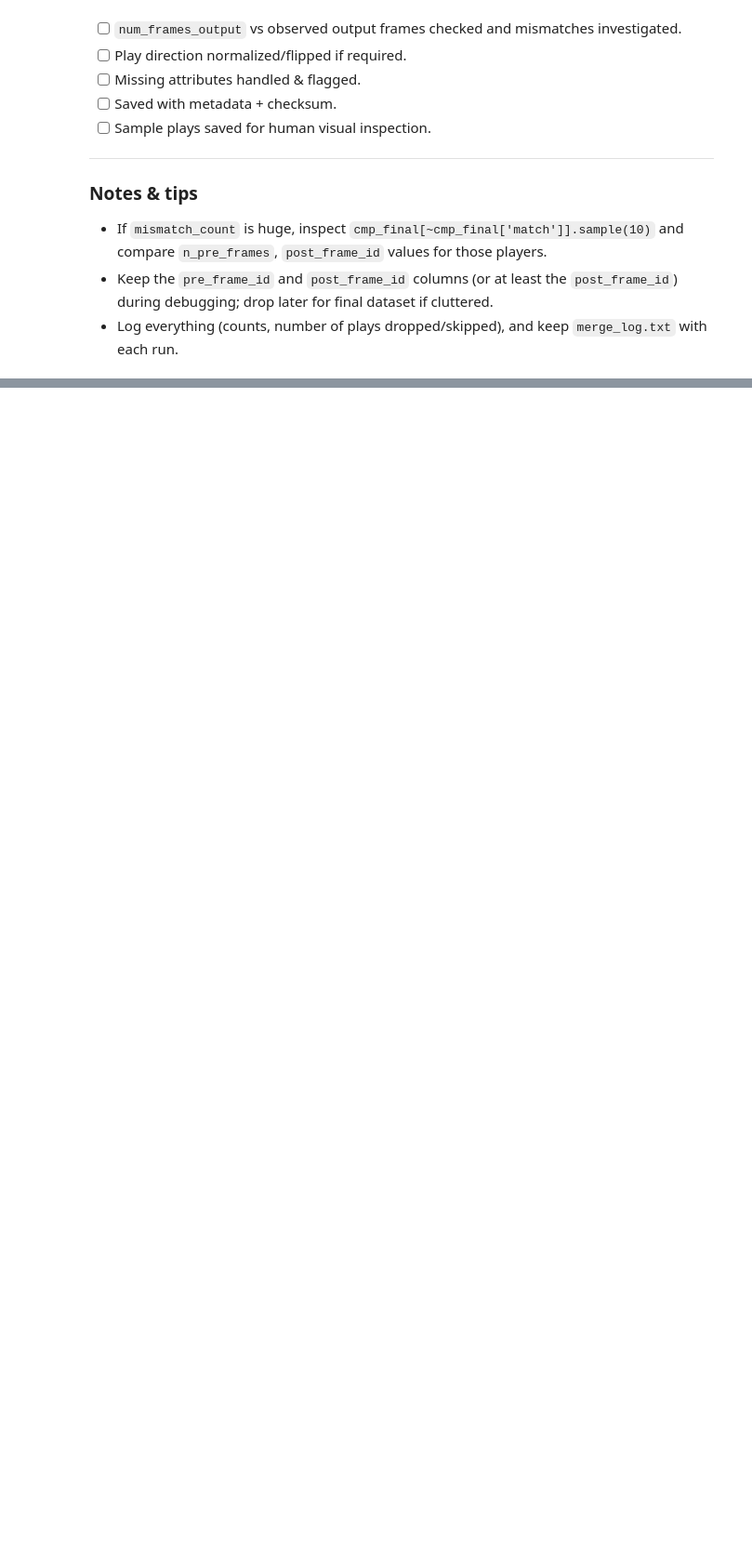
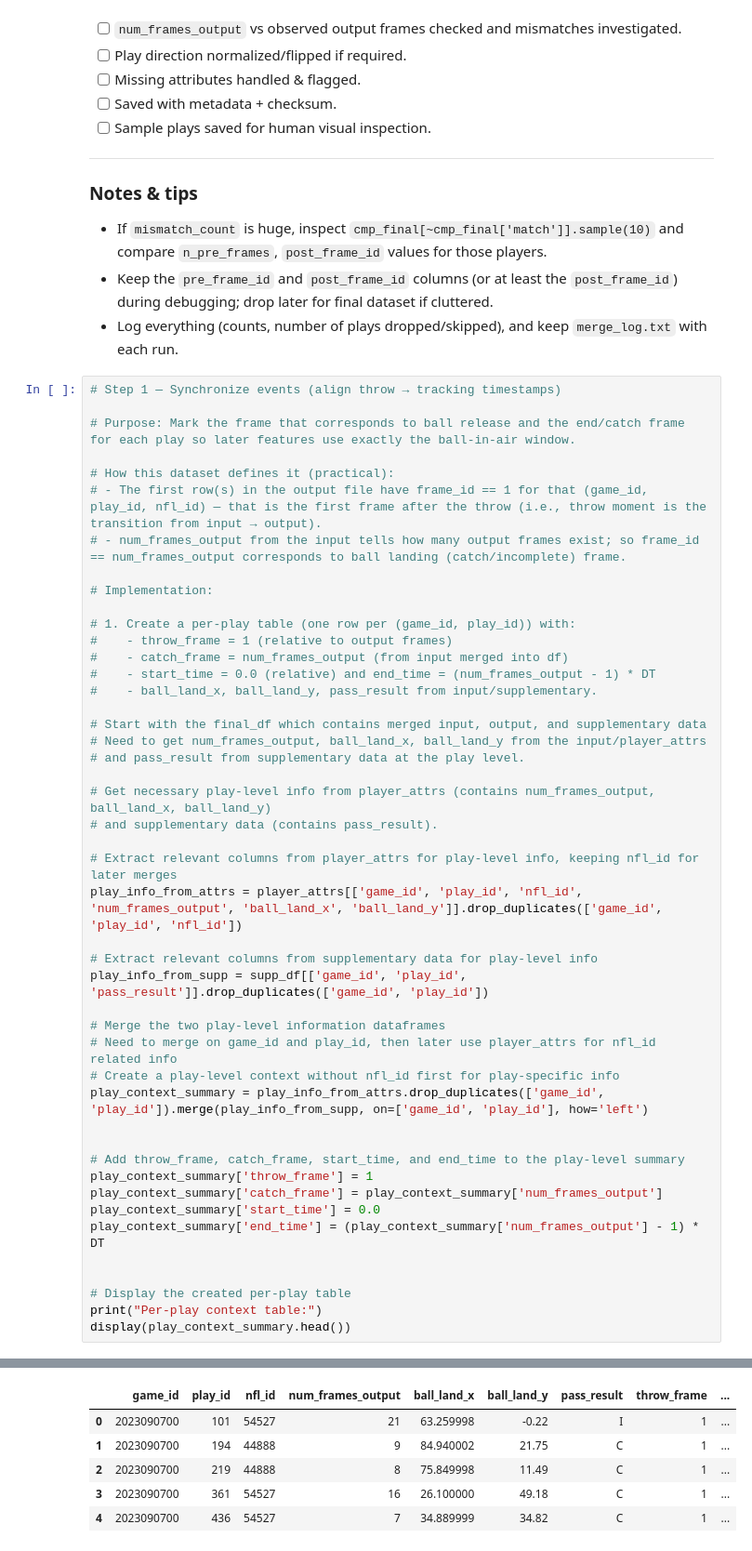
Before and after one commit to muma005/nfl-ball-flight-analysis, a Jupyter notebook: notebooks/01_reconstruction.ipynb, the cells around one changed output, grey strips where cells are left out. Shown: that part at 93% size. Saved outputs shown, nothing was run; the diff lists cells and outputs as text; blank space fills up the shorter version.

```diff
--- a/notebooks/01_reconstruction.ipynb
+++ b/notebooks/01_reconstruction.ipynb
@@ -1218,3 +1225,50 @@ with open(LOG_PATH, 'w') as f:
 * If `mismatch_count` is huge, inspect `cmp_final[~cmp_final['match']].sample(10)` and compare `n_pre_frames`, `post_frame_id` values for those players.
 * Keep the `pre_frame_id` and `post_frame_id` columns (or at least the `post_frame_id`) during debugging; drop later for final dataset if cluttered.
 * Log everything (counts, number of plays dropped/skipped), and keep `merge_log.txt` with each run.
+# %%
+# Step 1 — Synchronize events (align throw → tracking timestamps)
+
+# Purpose: Mark the frame that corresponds to ball release and the end/catch frame for each play so later features use exactly the ball-in-air window.
+
+# How this dataset defines it (practical):
+# - The first row(s) in the output file have frame_id == 1 for that (game_id, play_id, nfl_id) — that is the first frame after the throw (i.e., throw moment is the transition from input → output).
+# - num_frames_output from the input tells how many output frames exist; so frame_id == num_frames_output corresponds to ball landing (catch/incomplete) frame.
+
+# Implementation:
+
+# 1. Create a per-play table (one row per (game_id, play_id)) with:
+#    - throw_frame = 1 (relative to output frames)
+#    - catch_frame = num_frames_output (from input merged into df)
+#    - start_time = 0.0 (relative) and end_time = (num_frames_output - 1) * DT
+#    - ball_land_x, ball_land_y, pass_result from input/supplementary.
+
+# Start with the final_df which contains merged input, output, and supplementary data
+# Need to get num_frames_output, ball_land_x, ball_land_y from the input/player_attrs
+# and pass_result from supplementary data at the play level.
+
+# Get necessary play-level info from player_attrs (contains num_frames_output, ball_land_x, ball_land_y)
+# and supplementary data (contains pass_result).
+
+# Extract relevant columns from player_attrs for play-level info, keeping nfl_id for later merges
+play_info_from_attrs = player_attrs[['game_id', 'play_id', 'nfl_id', 'num_frames_output', 'ball_land_x', 'ball_land_y']].drop_duplicates(['game_id', 'play_id', 'nfl_id'])
+
+# Extract relevant columns from supplementary data for play-level info
+play_info_from_supp = supp_df[['game_id', 'play_id', 'pass_result']].drop_duplicates(['game_id', 'play_id'])
+
+# Merge the two play-level information dataframes
+# Need to merge on game_id and play_id, then later use player_attrs for nfl_id related info
+# Create a play-level context without nfl_id first for play-specific info
+play_context_summary = play_info_from_attrs.drop_duplicates(['game_id', 'play_id']).merge(play_info_from_supp, on=['game_id', 'play_id'], how='left')
+
+
+# Add throw_frame, catch_frame, start_time, and end_time to the play-level summary
+play_context_summary['throw_frame'] = 1
+play_context_summary['catch_frame'] = play_context_summary['num_frames_output']
+play_context_summary['start_time'] = 0.0
+play_context_summary['end_time'] = (play_context_summary['num_frames_output'] - 1) * DT
+
+
+# Display the created per-play table
+print("Per-play context table:")
+display(play_context_summary.head())
+# %% [output]
@@ -1220,0 +1276,6 @@ with open(LOG_PATH, 'w') as f:
+|  | game_id | play_id | nfl_id | num_frames_output | ball_land_x | ball_land_y | pass_result | throw_frame | ... |
+| 0 | 2023090700 | 101 | 54527 | 21 | 63.259998 | -0.22 | I | 1 | ... |
+| 1 | 2023090700 | 194 | 44888 | 9 | 84.940002 | 21.75 | C | 1 | ... |
+| 2 | 2023090700 | 219 | 44888 | 8 | 75.849998 | 11.49 | C | 1 | ... |
+| 3 | 2023090700 | 361 | 54527 | 16 | 26.100000 | 49.18 | C | 1 | ... |
+| 4 | 2023090700 | 436 | 54527 | 7 | 34.889999 | 34.82 | C | 1 | ... |
```
Also changed, not shown: parts of 10 cells of this notebook.
